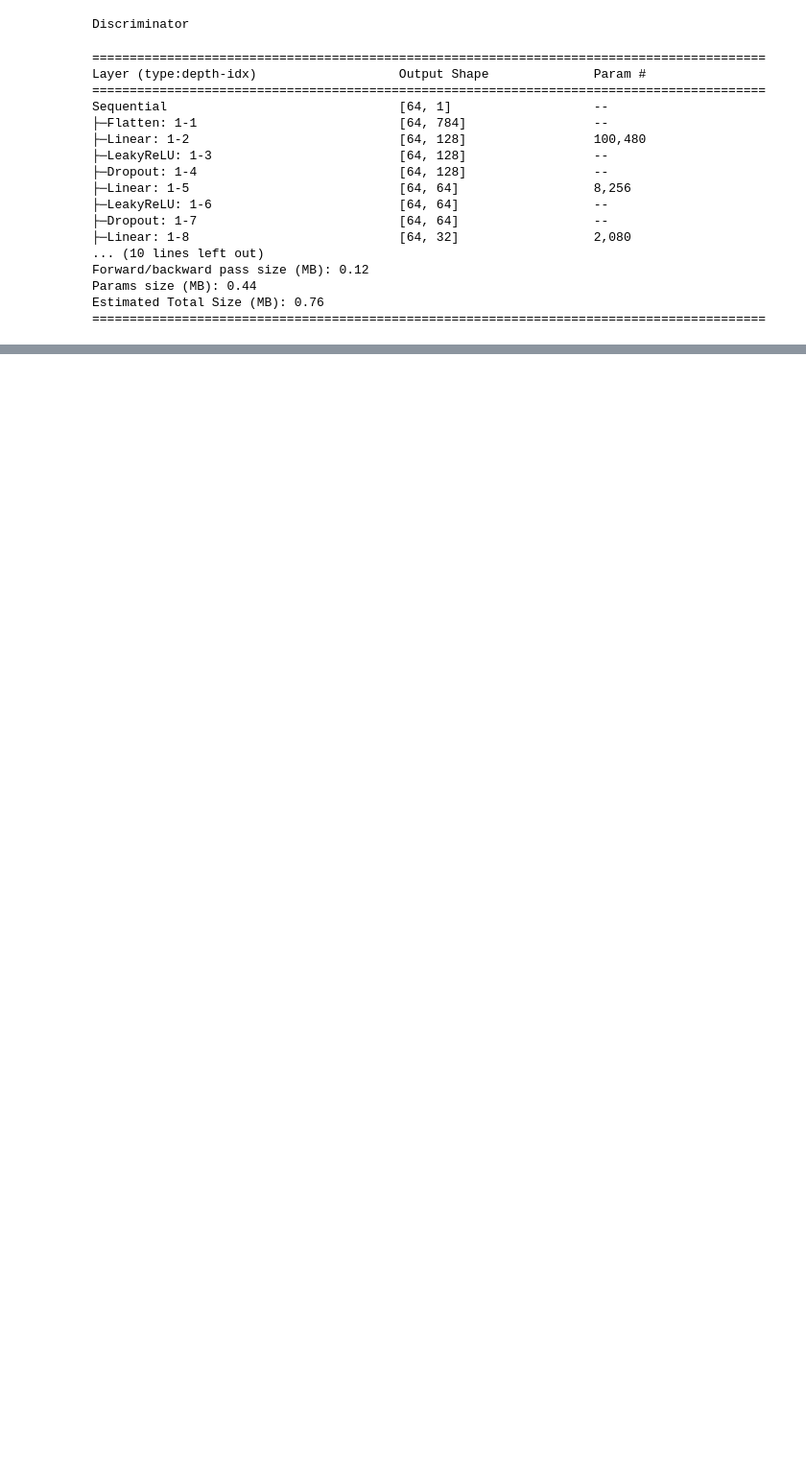
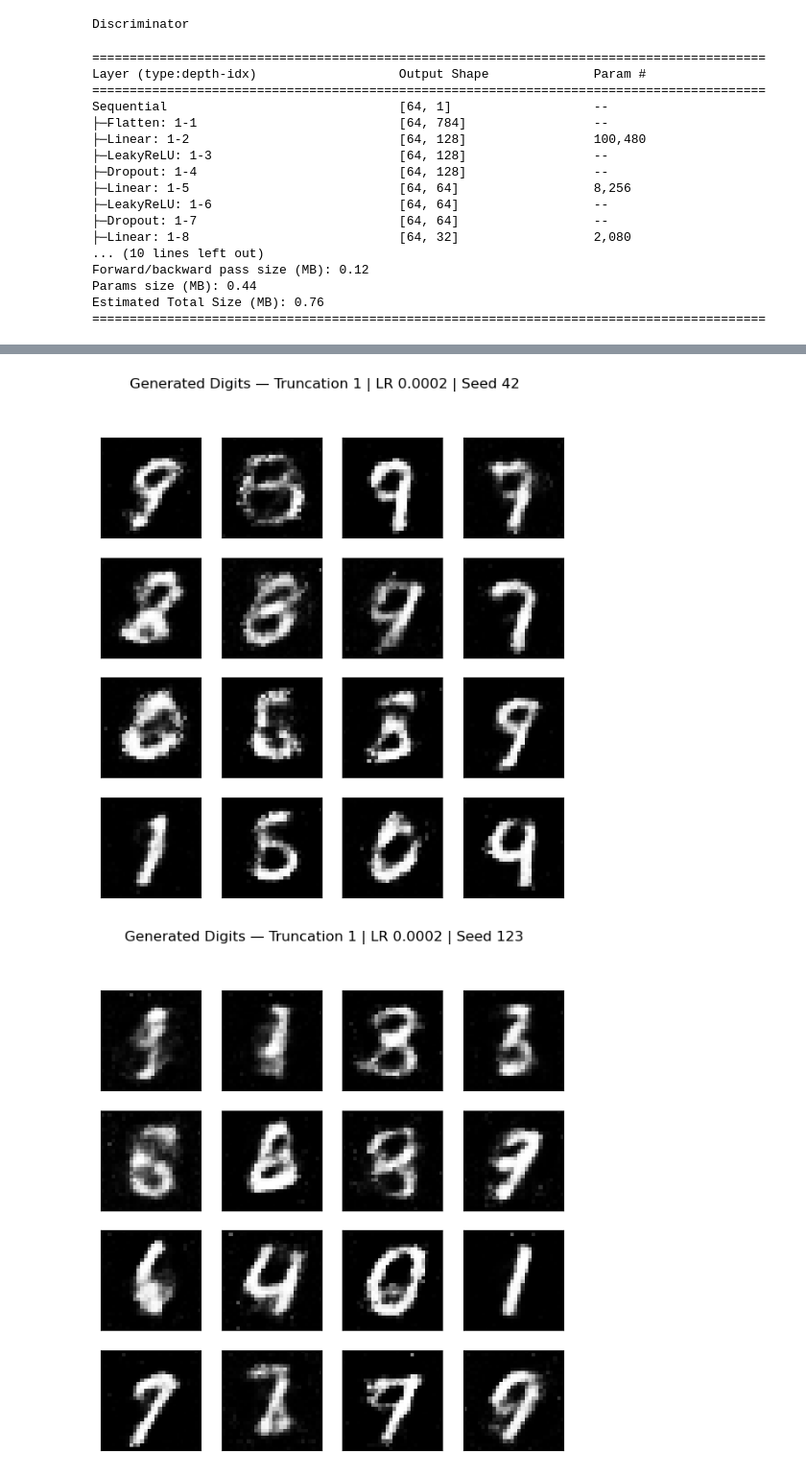
Before and after one commit to IvanParvanovski/deep-learning-group-project, a Jupyter notebook: NB2.ipynb, the cells around one changed output, grey strips where cells are left out. Shown at 96% size. Saved outputs shown, nothing was run; the diff lists cells and outputs as text; code cells hidden in the pictures; blank space fills up the shorter version.

```diff
--- a/NB2.ipynb
+++ b/NB2.ipynb
@@ -1003,0 +1214,37 @@ for seed in RANDOM_SEEDS:
+# %%
+# View generated images for a specific seed
+
+def view_samples(seed):
+
+    checkpoint = torch.load(
+        EXPERIMENT_DIR / f"seed_{seed}.pt",
+        map_location="cpu",
+        weights_only=True
+    )
+
+    samples = checkpoint["samples"]
+
+    fig, axes = plt.subplots(
+        figsize=(7, 7),
+        nrows=4, ncols=4,
+        sharey=True, sharex=True
+    )
+
+    for ax, img in zip(axes.flatten(), samples[-1]):
+        img = img.detach().cpu().numpy()
+        ax.xaxis.set_visible(False)
+        ax.yaxis.set_visible(False)
+        ax.imshow(img.reshape((28, 28)), cmap="Greys_r")
+
+    fig.suptitle(
+        f"Generated Digits — Truncation {TRUNCATION} "
+        f"| LR {LEARNING_RATE} | Seed {seed}"
+    )
+    plt.show()
+
+
+for seed in RANDOM_SEEDS:
+    view_samples(seed)
+# %% [output]
+[figure, added]
+[figure, added]
```
Also changed, not shown: parts of 103 cells of this notebook, 17 other files.
